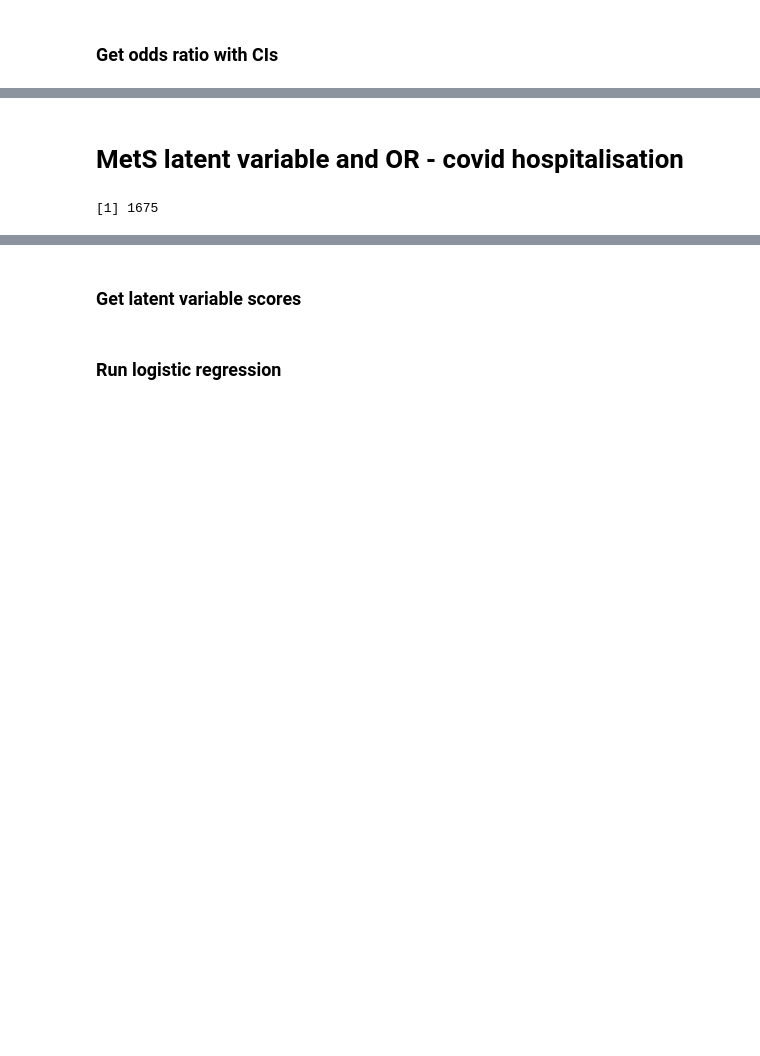
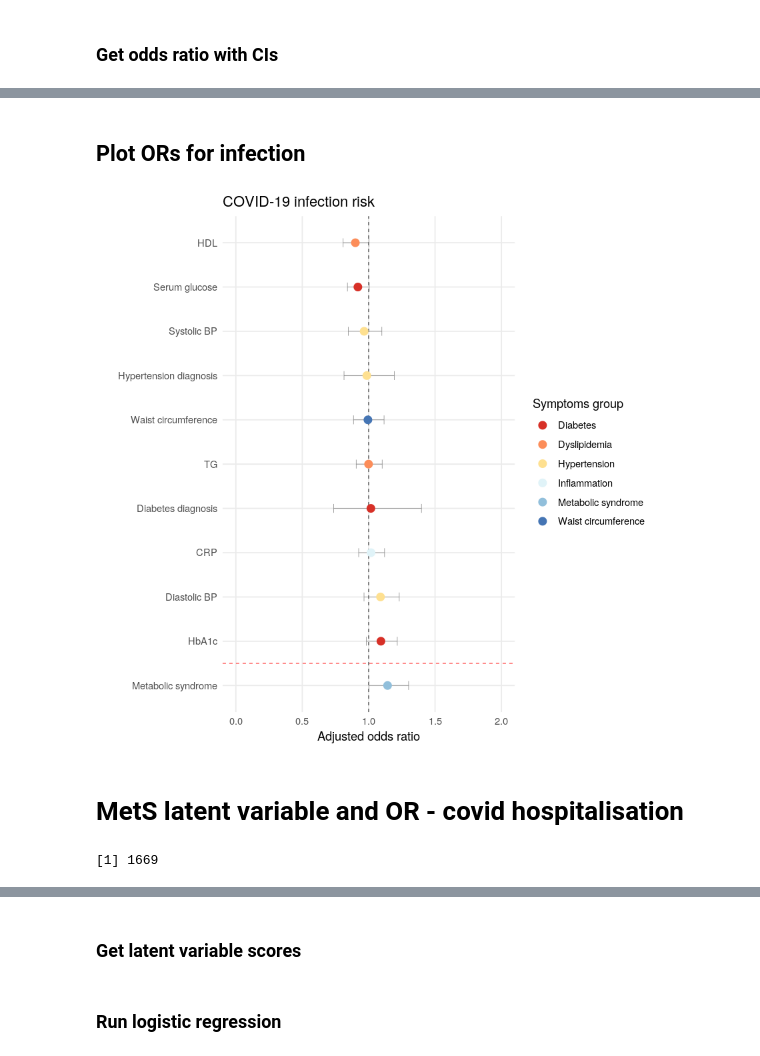
Before and after one commit to FilipMorys/COVID_MetS, a Jupyter notebook: COVID.ipynb, the cells around one changed output, grey strips where cells are left out. Cells and saved outputs as stored; diff of their text form; code cells hidden in the pictures; blank space fills up the shorter version.

Commit message:
Updated version with plotting

```diff
--- a/COVID.ipynb
+++ b/COVID.ipynb
@@ -164,7 +224,7 @@ Model Test User Model:
 COVinf$MetS=(lavPredict(COVID_fitinf, newdata = NULL, type = "lv", method = "regression",
            se = "none", acov = "none", label = TRUE, fsm = FALSE,
            append.data = FALSE, assemble = FALSE,
-           level = 1L, optim.method = "bfgs", ETA = NULL))[,5]
+           level = 1L, optim.method = "bfgs", ETA = NULL))[,6]
 # %% [markdown]
 ### Run logistic regression
 # %%
@@ -201,7 +296,7 @@ Number of Fisher Scoring iterations: 13
 # %% [markdown]
 ### Get odds ratio with CIs
 # %%
-exp(cbind(coef(metsinf_logit), confint(metsinf_logit)))
+ORs_MetS=exp(cbind(coef(metsinf_logit), confint(metsinf_logit)))
 # %% [output]
 Waiting for profiling to be done...
 Warning message:
@@ -239,0 +318,2 @@ Warning message:
+# %%
+ORs_infection=exp(cbind(coef(metsinf_logit_specfactors), confint(metsinf_logit_specfactors)))
@@ -239,0 +338,2 @@ Warning message:
+# %% [markdown]
+## Plot ORs for infection
@@ -240,3 +354,39 @@ Warning message:
+# %%
+ORs_MetS=data.frame(ORs_MetS)
+ORs_MetS$names <- rownames(ORs_MetS)
+ORs_MetS$names=factor(ORs_MetS$names, ordered=T)
+ORs_MetS=ORs_MetS[3,]
+ORs_MetS$names=c('Metabolic syndrome')
+ORs_MetS$Symptomsgroup=c('Metabolic syndrome')
+
+ORs_infection=rbind(ORs_infection, ORs_MetS)
+# %%
+(p <- ggplot(ORs_infection, aes(x = (V1), y = reorder(names, -V1))) +
+    geom_vline(aes(xintercept = 1), size = .25, linetype = "dashed") +
+    geom_errorbarh(aes(xmax = X97.5.., xmin = X2.5..), size = 0.2, height = 0.2, color = "gray50") +
+    geom_point(size = 3, aes(color = Symptomsgroup)) +
+    scale_x_continuous(breaks = c(0,0.5,1,1.5,2),
+                       limits = c(0,2)) +
+    theme_minimal() +
+    theme(panel.grid.minor = element_blank()) +
+    ylab("") +
+    xlab("Adjusted odds ratio") +
+    ggtitle("COVID-19 infection risk") +
+    scale_color_brewer(palette="RdYlBu", name='Symptoms group') +
+    geom_hline(aes(yintercept = 1.5), size = .25, color='red', linetype='dashed')
+ )
+
+ggsave('/dagher/dagher11/filip/COVID/COVID_infection.tiff',
+  plot = p,
+  device = 'tiff',
+  scale = 1,
+  width = 15,
+  height = 10,
+  units = 'cm',
+  dpi = 300
+)
+# %% [output]
+[figure, added]
 # %% [markdown]
 # MetS latent variable and OR - covid hospitalisation
 # %%
@@ -257,25 +408,24 @@ COV=select(covid, TG, HDL, Sex, Hypertension, Diabetes, result,
           laboratory, origin, spectype, qualifications_6138.0.0, townsend_deprivation_index_at_recruitment_189.0.0,
           Waist, year_of_birth_34.0.0, smoking_status_20116.0.0,
           ethnic_background_21000.0.0, HbA1c, systolicBP, diastolicBP, glucose,
-             average_total_household_income_before_tax_738.0.0, sex_31.0.0)
+             average_total_household_income_before_tax_738.0.0, sex_31.0.0, CRP, eid)
 
 
 
-for (j in c(1, 2, 11, 12, 16, 17, 18, 19)) { #
+for (j in c(1, 2, 11, 12, 16, 17, 18, 19, 22)) { #
     Q3=as.numeric(quantile(COV[j],0.75, na.rm=TRUE))
     Q1=as.numeric(quantile(COV[j],0.25, na.rm=TRUE))
     upper=Q3+(2.2*(Q3-Q1))
     lower=Q1-(2.2*(Q3-Q1))
     COV[j][COV[j]<lower]=NA
     COV[j][COV[j]>upper]=NA
-
+    COV[j]=scale(COV[j])
 }
 
 COV=na.omit(COV)
 
 COV$Hypertension=as.numeric(COV$Hypertension)
 COV$Diabetes=as.numeric(COV$Diabetes)
+nrow(COV)
+# %% [output]
+[1] 1669
-# %%
-nrow(COV)
-# %% [output]
-[1] 1675
```
Also changed, not shown: parts of 27 cells of this notebook.
